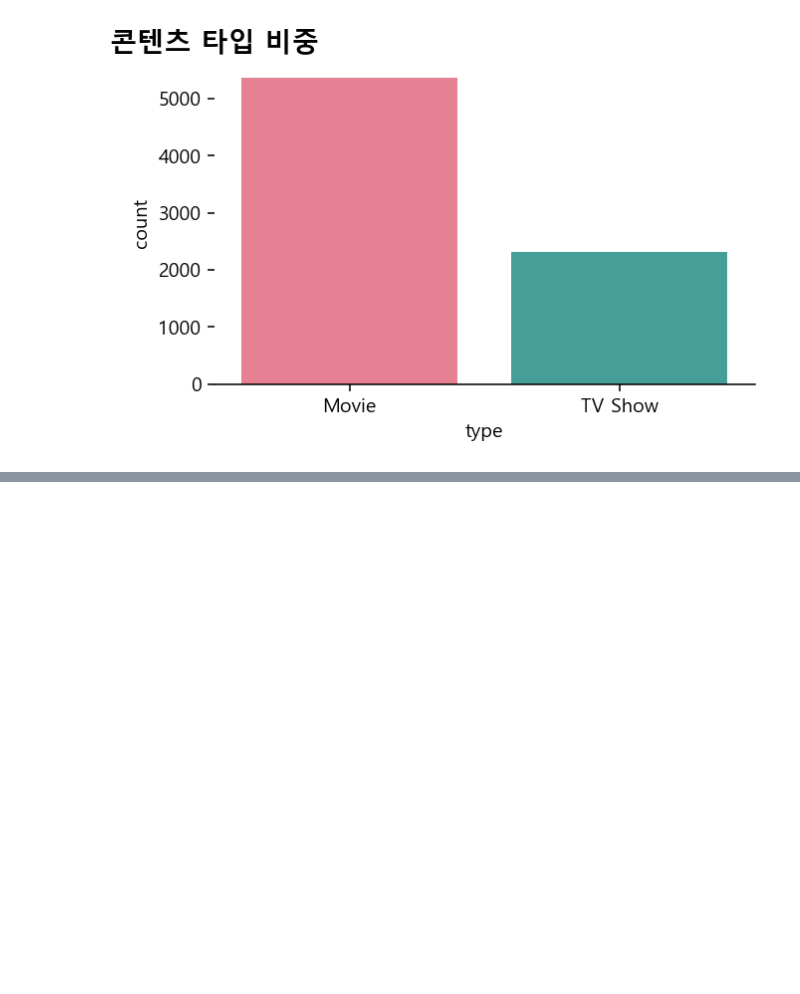
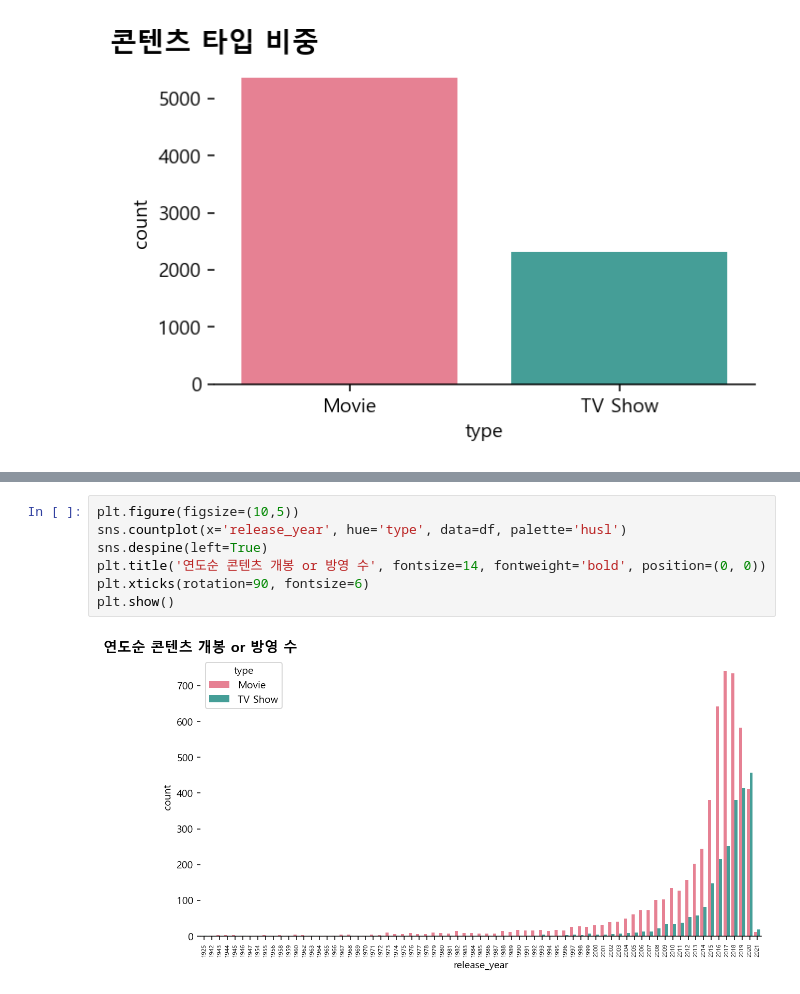
Before and after one commit to cyc20480/Data_Analysis_JBEDU, a Jupyter notebook: 140224_Netflix_Title분석.ipynb, the cells around one changed output, grey strips where cells are left out. Cells and saved outputs as stored; diff of their text form; blank space fills up the shorter version.

```diff
--- a/140224_Netflix_Title분석.ipynb
+++ b/140224_Netflix_Title분석.ipynb
@@ -674,0 +683,9 @@ plt.show()
+# %%
+plt.figure(figsize=(10,5))
+sns.countplot(x='release_year', hue='type', data=df, palette='husl')
+sns.despine(left=True)
+plt.title('연도순 콘텐츠 개봉 or 방영 수', fontsize=14, fontweight='bold', position=(0, 0))
+plt.xticks(rotation=90, fontsize=6)
+plt.show()
+# %% [output]
+[figure, added]
```
Also changed, not shown: parts of 1 cell of this notebook.
